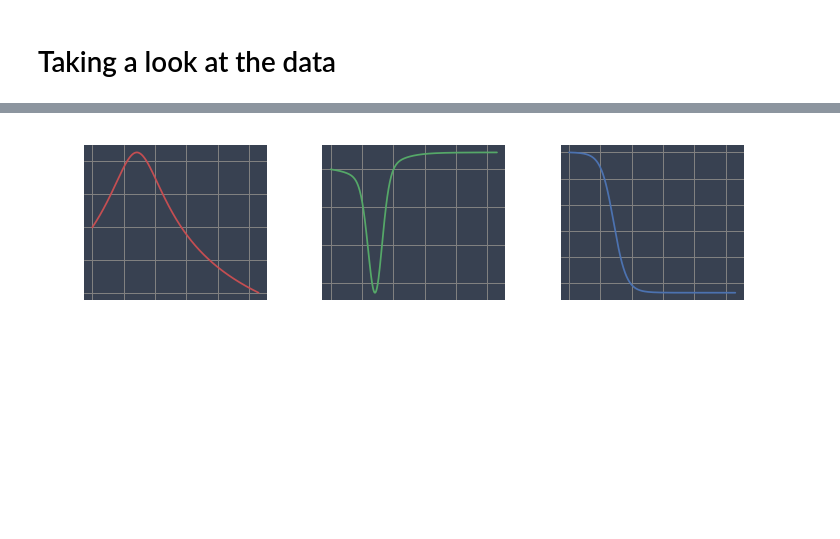
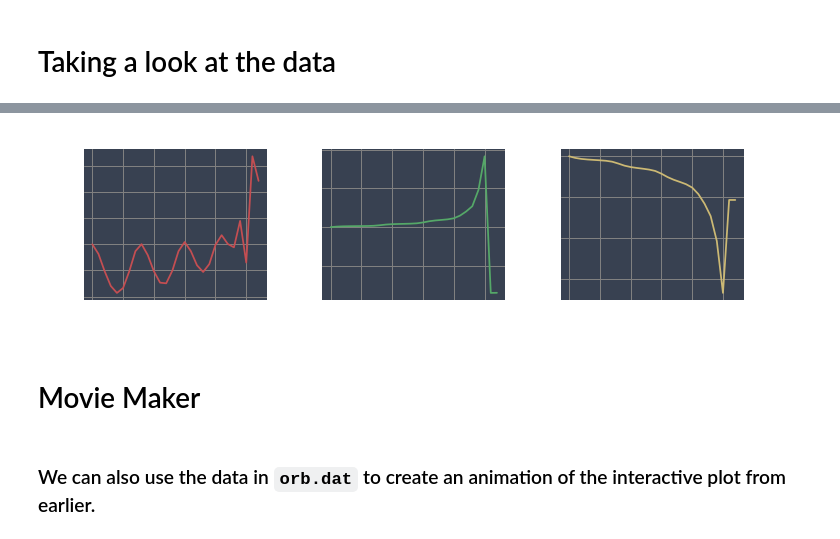
Before and after one commit to icweaver/astr110, a Jupyter notebook: orbital_trajectory/sample_notebook.ipynb, the cells around one changed output, grey strips where cells are left out. Drawn from its saved outputs; the diff is of its cells as text; code cells hidden in the pictures; blank space fills up the shorter version.

Commit message:
fixed movie section and added adaptive time-stepping + comments

````diff
--- a/orbital_trajectory/sample_notebook.ipynb
+++ b/orbital_trajectory/sample_notebook.ipynb
@@ -132,9 +129,6 @@ def orb_plot(x_pos, x_vel, y_vel, T, dt_int):
     fig.tight_layout()
     plt.show()
 # %%
-sns.set_style(dark_style)
-sns.set_color_codes('deep')
-
 box_layout = widgets.Layout(
     display='inline-flex',
     flex_flow='row wrap',
@@ -150,12 +144,12 @@ items = [
                         description='$-v_y / v_c$'),
     widgets.FloatSlider(value=1, min=0.1, max=5, step=0.01,
                         description='$T$ / $1\ year$'),
-    widgets.FloatSlider(value=(1E3+1E2)/2, min=1E2, max=1E3, step=1E1,
-                        description='$dt\ \ (T\ / \ dt)$')
+    widgets.FloatSlider(value=-2, min=-3, max=2, step=1,
+                        description=r'$f\ \left(dt = 10^f \cdot r_0 / v\right)$')
         ]
 
 w = widgets.interactive(orb_plot, x_pos=items[0], x_vel=items[1],
-                        y_vel=items[2], T = items[3], dt_int = items[4])
+                        y_vel=items[2], T = items[3], f = items[4])
 
 w.layout = box_layout
 w
@@ -205,31 +209,41 @@ spec_L0 = np.linalg.norm(np.cross(r0, v0))
 # %%
 dark_style = {'axes.labelcolor': 'white',
                 'xtick.color': 'white',
                 'ytick.color': 'white',
                 'axes.facecolor': '#384151',
                 'grid.color' : 'grey'
               }
 
 sns.set_style(dark_style)
 fig, ax = plt.subplots(1, 3, figsize=(10,3))
 
 # speed
 ax[0].plot(speed / speed_0, 'r')
 ax[0].set_xlabel('step')
 ax[0].set_ylabel('$v/v_0$')
+ax[0].set_title('speed', color='w')
 
 # specific energy
-ax[1].plot(spec_E / spec_E0, 'g')
+ax[1].plot((spec_E - spec_E0) / spec_E0, 'g')
 ax[1].set_xlabel('step')
-ax[1].set_ylabel('$E/E_0$')
+ax[1].set_ylabel('$\Delta E/E_0$')
+ax[1].set_title('energy', color='w')
 
 # specific angular momentum
-ax[2].plot(spec_L / spec_L0, 'b')
+ax[2].plot((spec_L - spec_L0) / spec_L0, 'y')
 ax[2].set_xlabel('step')
-ax[2].set_ylabel('$L/L_0$')
+ax[2].set_ylabel('$\Delta L/L_0$')
+ax[2].set_title('angular momentum', color='w')
+#ax[2].yaxis.set_major_formatter(mtick.FormatStrFormatter('%.1e'))
+
+
 fig.tight_layout()
 # %% [output]
-[figure, old version]
+[figure, new version]
+# %% [markdown]
+# Movie Maker
+# %% [markdown]
+### We can also use the data in ``` orb.dat ``` to create an animation of the interactive plot from earlier.
 # %%
 from matplotlib import animation, rc
 from IPython.display import HTML
````
Also changed, not shown: parts of 8 cells of this notebook, 1 other file.
